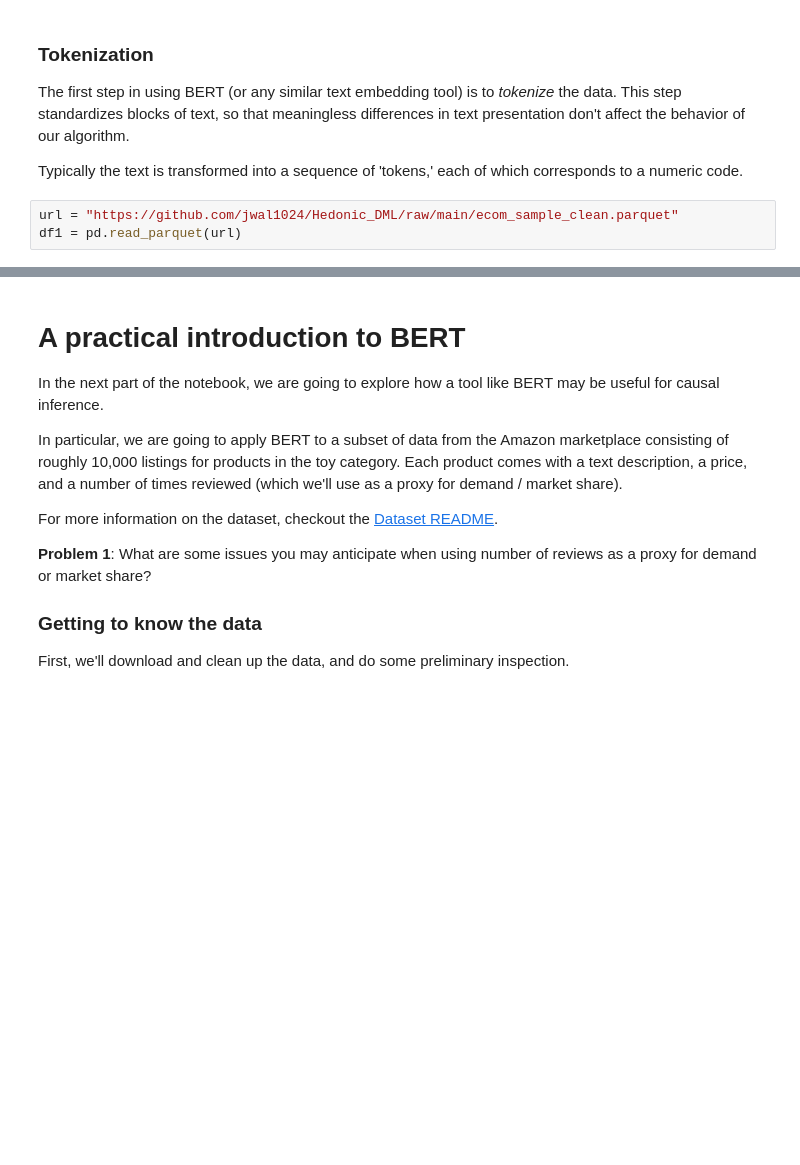
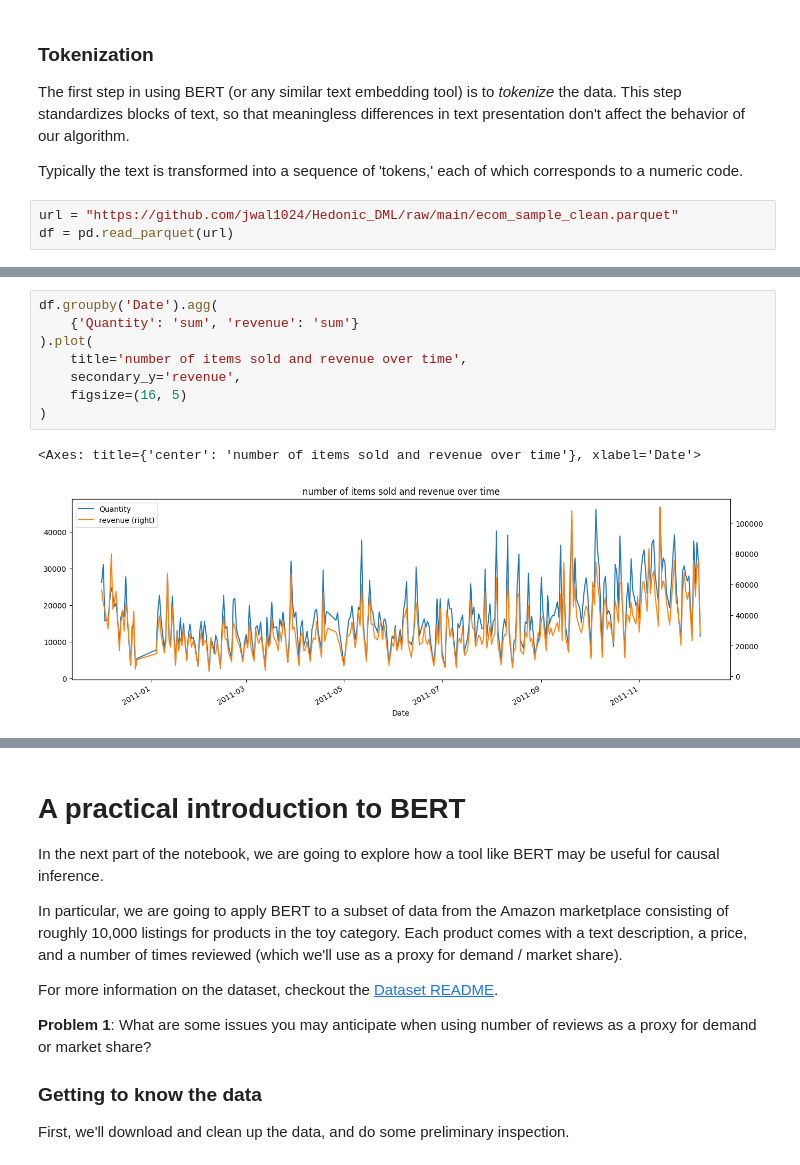
Before and after one commit to jwal1024/Hedonic_DML, a Jupyter notebook: DoubleML_and_Feature_Engineering_with_BERT.ipynb, the cells around one changed output, grey strips where cells are left out. Cells and saved outputs as stored; diff of their text form; blank space fills up the shorter version.

```diff
--- a/DoubleML_and_Feature_Engineering_with_BERT.ipynb
+++ b/DoubleML_and_Feature_Engineering_with_BERT.ipynb
@@ -72,4 +74,4 @@ The first step in using BERT (or any similar text embedding tool) is to *tokeniz
 Typically the text is transformed into a sequence of 'tokens,' each of which corresponds to a numeric code.
 # %%
 url = "https://github.com/jwal1024/Hedonic_DML/raw/main/ecom_sample_clean.parquet"
-df1 = pd.read_parquet(url)
+df = pd.read_parquet(url)
@@ -128,0 +99,11 @@ Output preview: array([[-0.9692139 , -0.52474684, -0.9211328 , ..., -0.7552871 ,
+# %%
+df.groupby('Date').agg(
+    {'Quantity': 'sum', 'revenue': 'sum'}
+).plot(
+    title='number of items sold and revenue over time',
+    secondary_y='revenue',
+    figsize=(16, 5)
+)
+# %% [output]
+<Axes: title={'center': 'number of items sold and revenue over time'}, xlabel='Date'>
+[figure, added]
```
Also changed, not shown: parts of 17 cells of this notebook.
